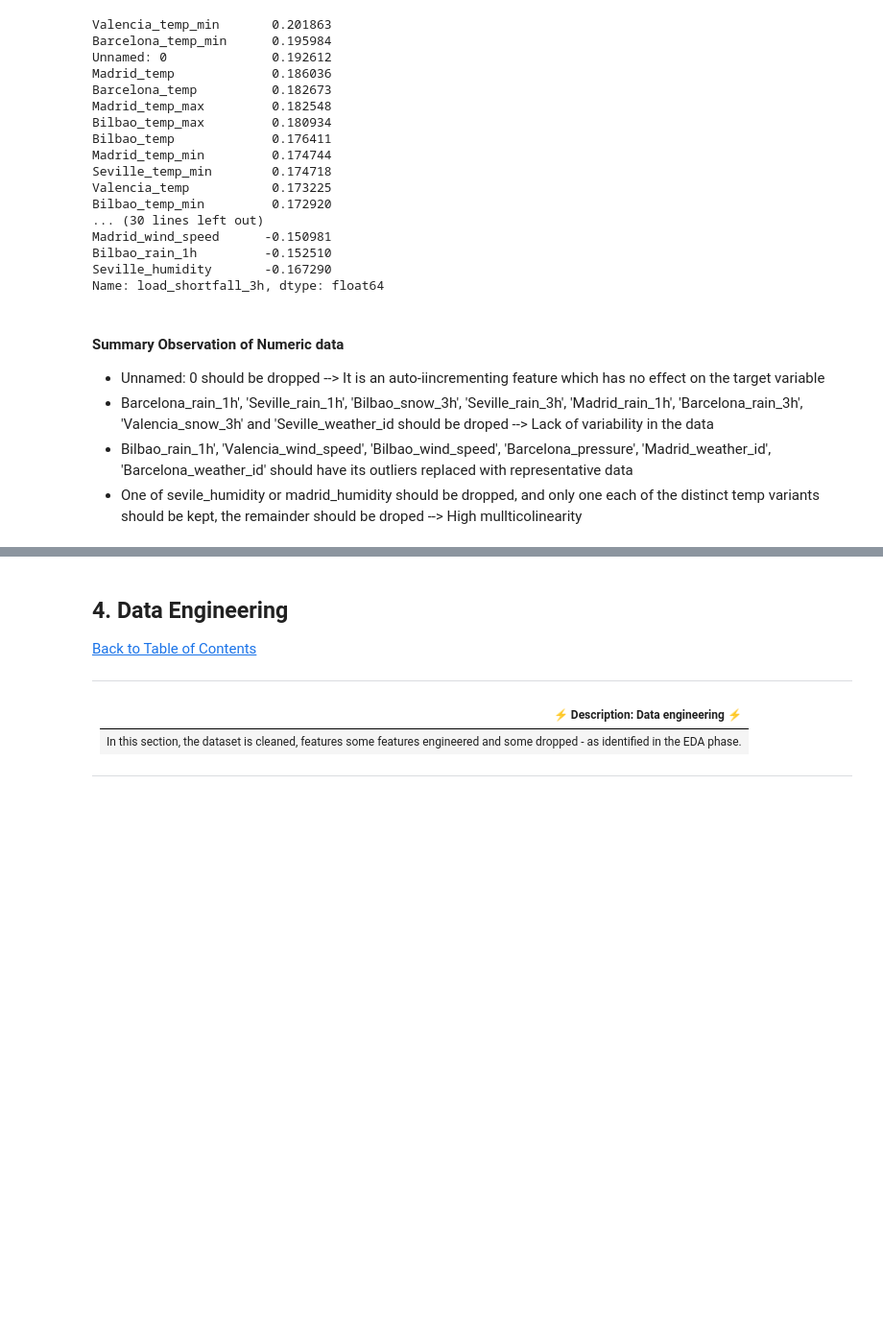
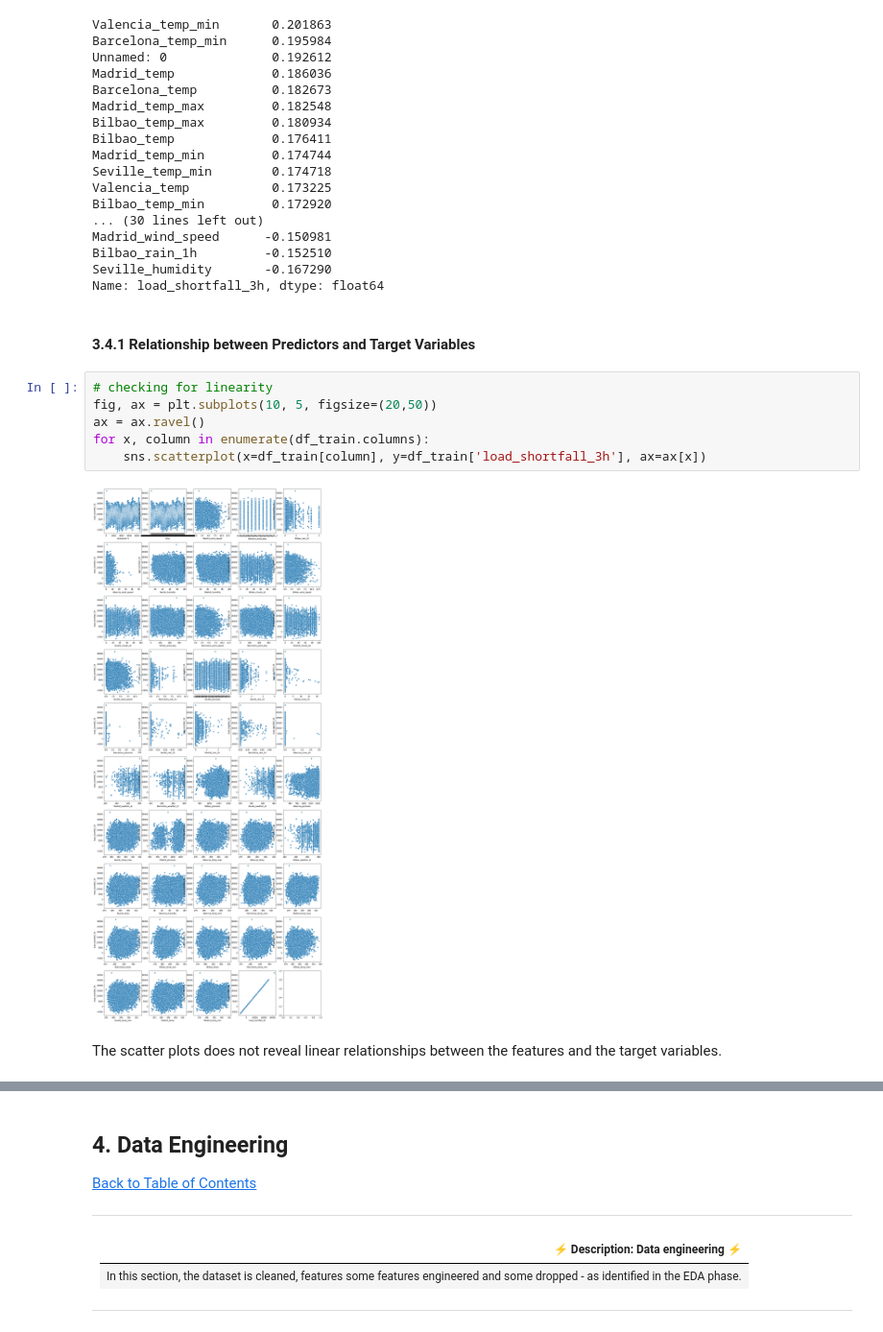
Before and after one commit to Adegbem/load-shortfall-regression-predict-api, a Jupyter notebook: starter-notebook.ipynb, the cells around one changed output, grey strips where cells are left out. Shown at 96% size. Cells and saved outputs as stored; diff of their text form; blank space fills up the shorter version.

```diff
--- a/starter-notebook.ipynb
+++ b/starter-notebook.ipynb
@@ -423,10 +433,15 @@ Madrid_wind_speed      -0.150981
 Bilbao_rain_1h         -0.152510
 Seville_humidity       -0.167290
 Name: load_shortfall_3h, dtype: float64
-# %% [markdown]
-#### Summary Observation of Numeric data
-
-- Unnamed: 0 should be dropped --> It is an auto-iincrementing feature which has no effect on the target variable
-- Barcelona_rain_1h', 'Seville_rain_1h', 'Bilbao_snow_3h', 'Seville_rain_3h', 'Madrid_rain_1h', 'Barcelona_rain_3h', 'Valencia_snow_3h' and 'Seville_weather_id should be droped --> Lack of variability in the data
-- Bilbao_rain_1h', 'Valencia_wind_speed', 'Bilbao_wind_speed', 'Barcelona_pressure', 'Madrid_weather_id', 'Barcelona_weather_id' should have its outliers replaced with representative data
-- One of sevile_humidity or madrid_humidity should be dropped, and only one each of the distinct temp variants should be kept, the remainder should be droped --> High mullticolinearity
+# %% [markdown]
+#### 3.4.1 Relationship between Predictors and Target Variables
+# %%
+# checking for linearity
+fig, ax = plt.subplots(10, 5, figsize=(20,50))
+ax = ax.ravel()
+for x, column in enumerate(df_train.columns):
+    sns.scatterplot(x=df_train[column], y=df_train['load_shortfall_3h'], ax=ax[x])
+# %% [output]
+[figure, added]
+# %% [markdown]
+The scatter plots does not reveal linear relationships between the features and the target variables.
```
Also changed, not shown: parts of 39 cells of this notebook, 2 other files.
